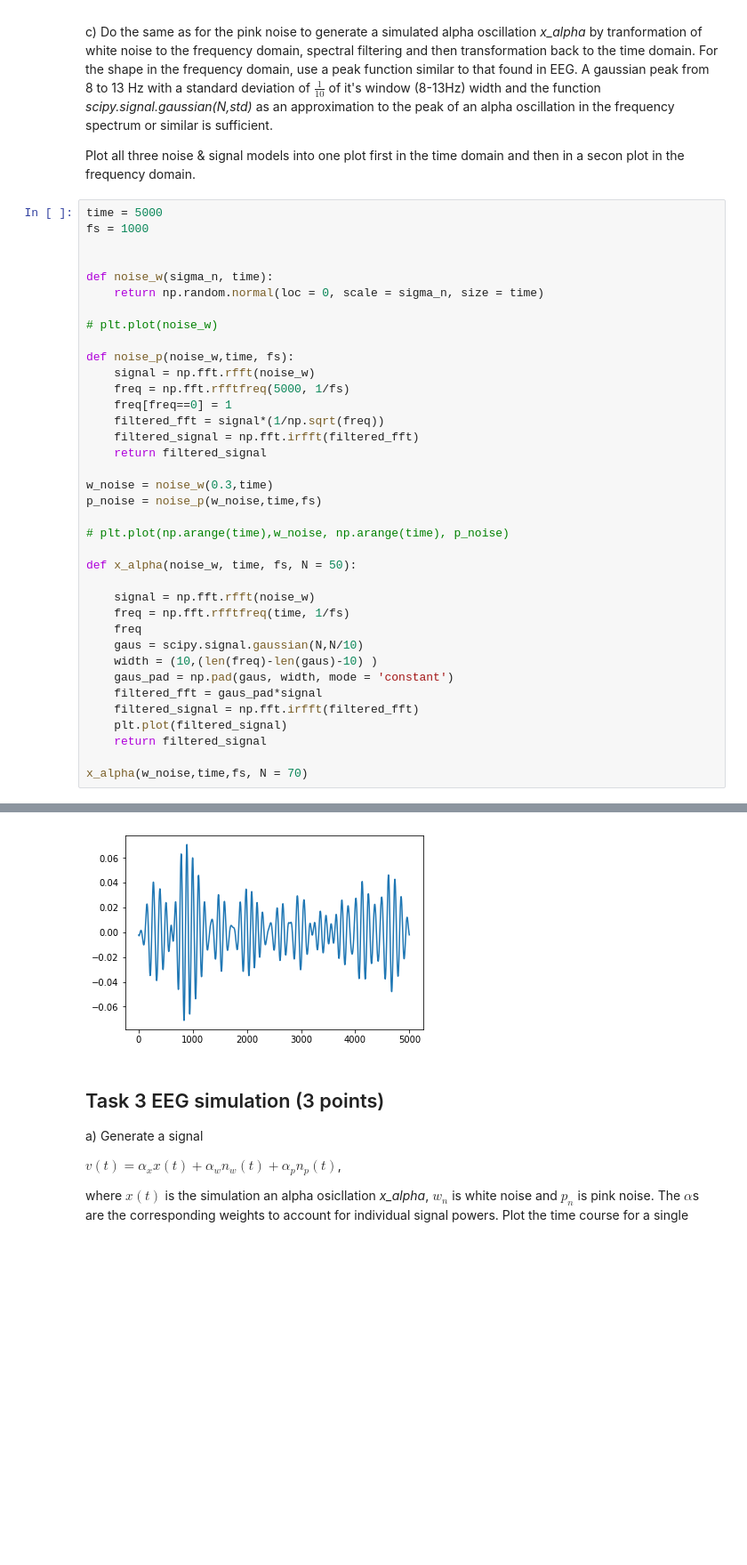
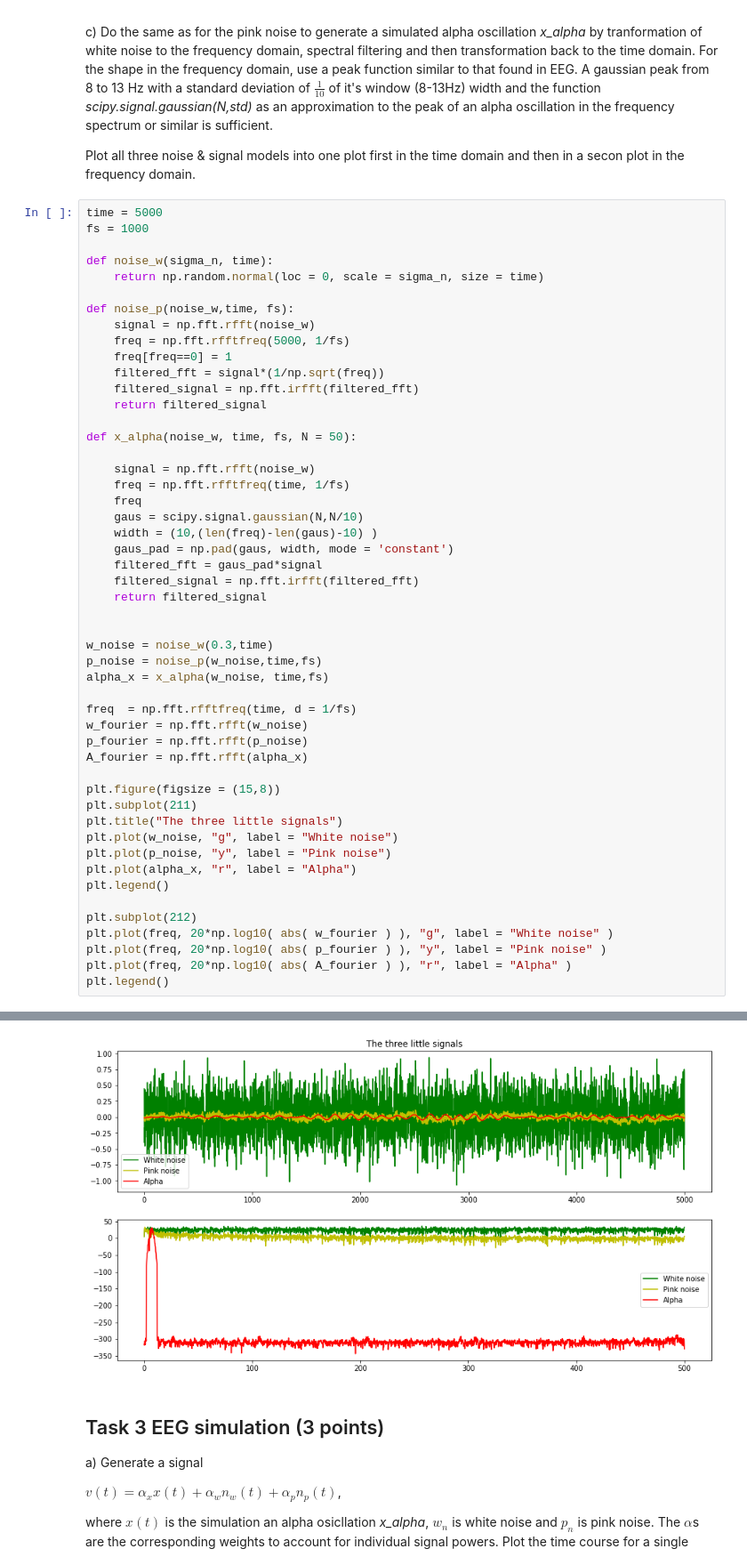
Before and after one commit to saikmsm/HWB, a Jupyter notebook: Exercise5_Robert.ipynb, the cells around one changed output, grey strips where cells are left out. Shown: that part at 89% size. Saved outputs shown, nothing was run; the diff lists cells and outputs as text; blank space fills up the shorter version.

```diff
--- a/Exercise5_Robert.ipynb
+++ b/Exercise5_Robert.ipynb
@@ -75,11 +75,8 @@ Plot all three noise & signal models into one plot first in the time domain and
 time = 5000
 fs = 1000
 
-
 def noise_w(sigma_n, time):
     return np.random.normal(loc = 0, scale = sigma_n, size = time)
-
-# plt.plot(noise_w)
 
 def noise_p(noise_w,time, fs):
     signal = np.fft.rfft(noise_w)
@@ -88,11 +85,6 @@ def noise_p(noise_w,time, fs):
     filtered_fft = signal*(1/np.sqrt(freq))
     filtered_signal = np.fft.irfft(filtered_fft)
     return filtered_signal
-
-w_noise = noise_w(0.3,time)
-p_noise = noise_p(w_noise,time,fs)
-
-# plt.plot(np.arange(time),w_noise, np.arange(time), p_noise)
 
 def x_alpha(noise_w, time, fs, N = 50):
 
@@ -104,8 +96,29 @@ def x_alpha(noise_w, time, fs, N = 50):
     gaus_pad = np.pad(gaus, width, mode = 'constant')
     filtered_fft = gaus_pad*signal
     filtered_signal = np.fft.irfft(filtered_fft)
-    plt.plot(filtered_signal)
     return filtered_signal
 
-x_alpha(w_noise,time,fs, N = 70)
+
+w_noise = noise_w(0.3,time)
+p_noise = noise_p(w_noise,time,fs)
+alpha_x = x_alpha(w_noise, time,fs)
+
+freq  = np.fft.rfftfreq(time, d = 1/fs)
+w_fourier = np.fft.rfft(w_noise)
+p_fourier = np.fft.rfft(p_noise)
+A_fourier = np.fft.rfft(alpha_x)
+
+plt.figure(figsize = (15,8))
+plt.subplot(211)
+plt.title("The three little signals")
+plt.plot(w_noise, "g", label = "White noise")
+plt.plot(p_noise, "y", label = "Pink noise")
+plt.plot(alpha_x, "r", label = "Alpha")
+plt.legend()
+
+plt.subplot(212)
+plt.plot(freq, 20*np.log10( abs( w_fourier ) ), "g", label = "White noise" )
+plt.plot(freq, 20*np.log10( abs( p_fourier ) ), "y", label = "Pink noise" )
+plt.plot(freq, 20*np.log10( abs( A_fourier ) ), "r", label = "Alpha" )
+plt.legend()
 # %% [output]
@@ -114,4 +126,4 @@ array([-0.0022651 , -0.00241205, -0.00253609, ..., -0.00168638,
-[figure, old version]
+[figure, new version]
 # %% [markdown]
 ## Task 3 EEG simulation (3 points)
 
```
Also changed, not shown: parts of 8 cells of this notebook.
